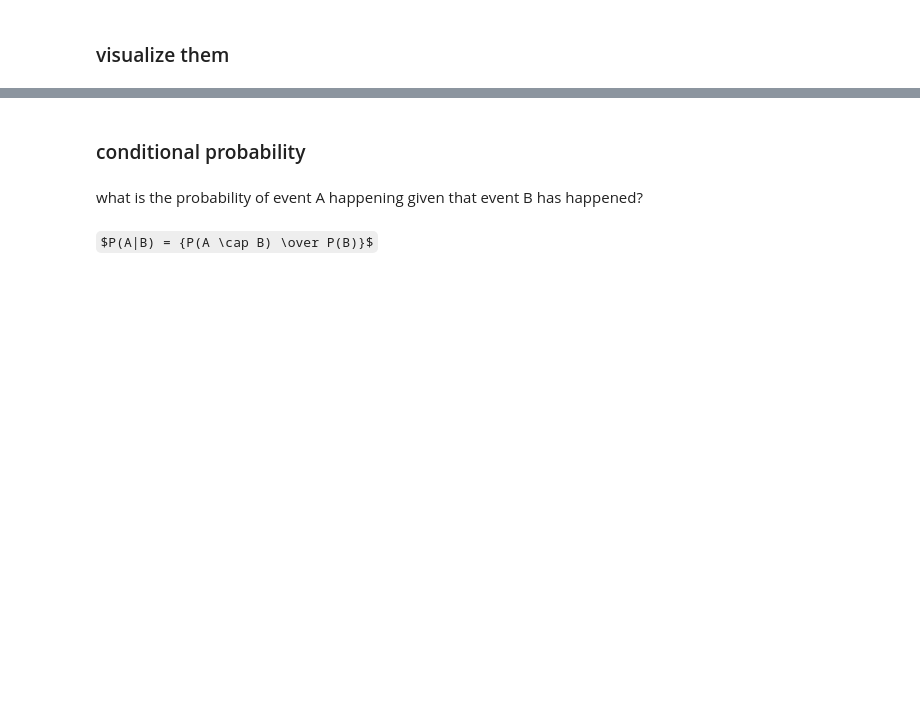
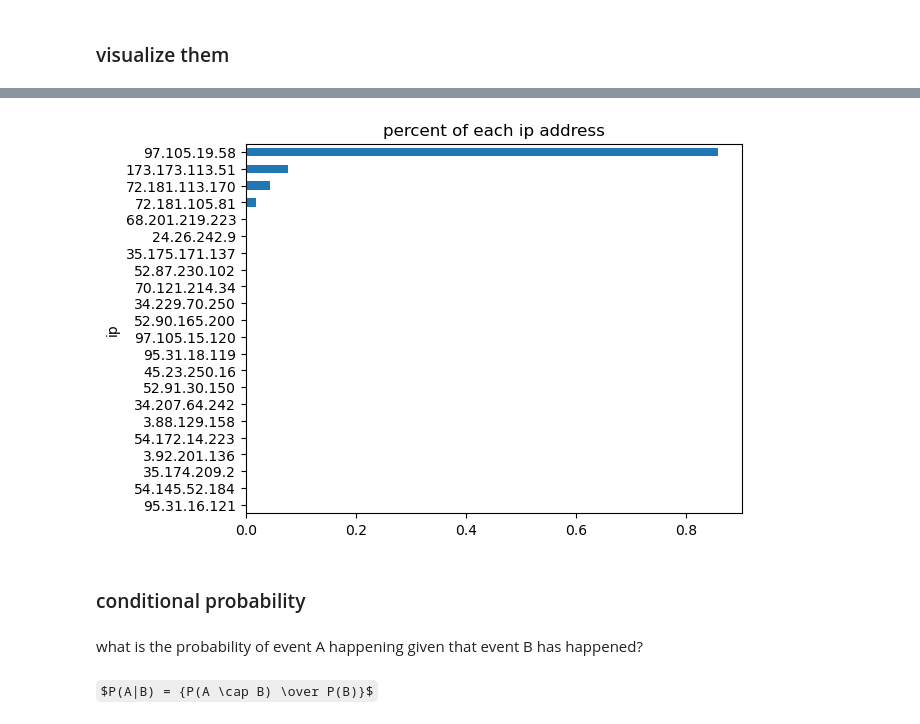
Before and after one commit to CodeupClassroom/pagel-anomaly-detection, a Jupyter notebook: discrete_probability.ipynb, the cells around one changed output, grey strips where cells are left out. Saved outputs shown, nothing was run; the diff lists cells and outputs as text; code cells hidden in the pictures; some formulas as TeX source; blank space fills up the shorter version.

```diff
--- a/discrete_probability.ipynb
+++ b/discrete_probability.ipynb
@@ -439,7 +588,10 @@ ip_prob = count for each ip / total count in the dataframe
 # %%
+ip_df.set_index('ip').percent.sort_values().plot.barh()
 
-# plt.title('percent of each ip address')
-# plt.show()
+plt.title('percent of each ip address')
+plt.show()
+# %% [output]
+[figure, added]
 # %% [markdown]
 ### conditional probability
 # %% [markdown]
```
Also changed, not shown: parts of 25 cells of this notebook.
